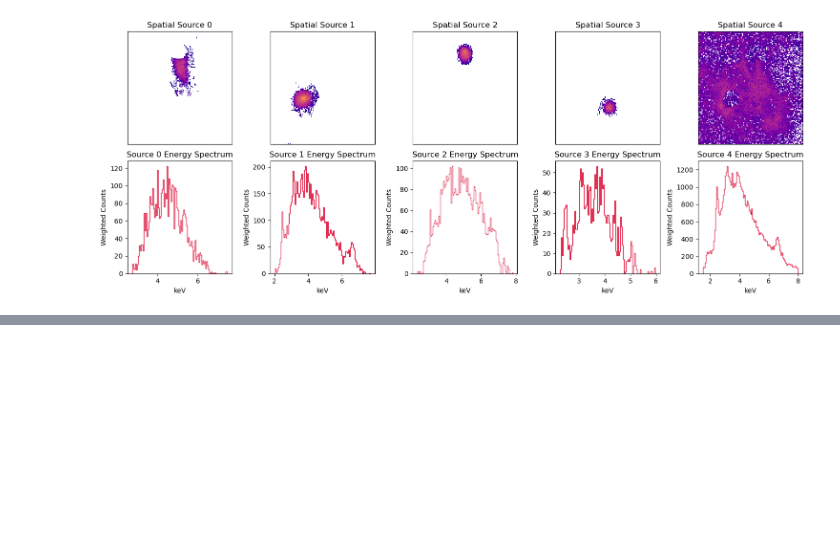
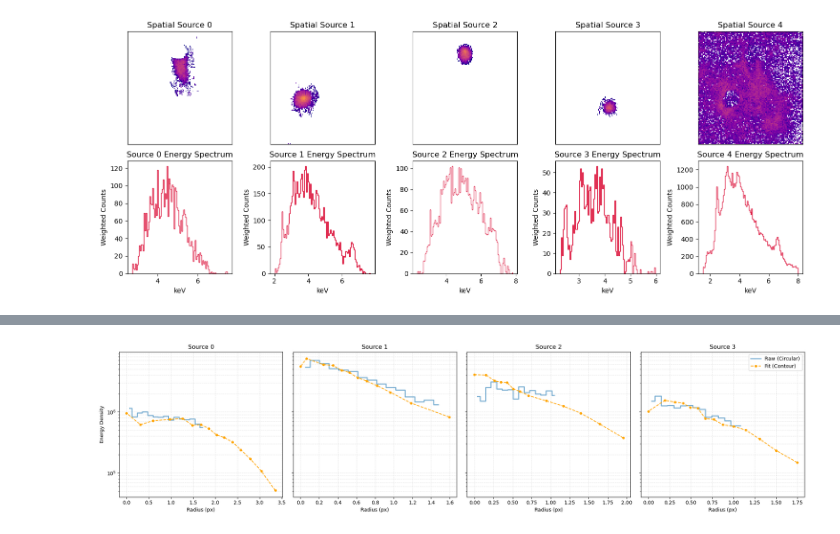
Before and after one commit to star-skelly/dogs_source_separation, a Jupyter notebook: scientific_analysis.ipynb, the cells around one changed output, grey strips where cells are left out. Cells and saved outputs as stored; diff of their text form; code cells hidden in the pictures; blank space fills up the shorter version.

```diff
--- a/scientific_analysis.ipynb
+++ b/scientific_analysis.ipynb
@@ -197,0 +255,74 @@ print(areas)
+# %%
+import matplotlib.pyplot as plt
+import numpy as np
+
+def plot_all_profiles(split_sources, contours, centers, std_devs, num_bins=15):
+    """
+    Creates a 4-panel subplot comparing Contour vs. Circular radial profiles.
+    """
+    num_sources = min(len(split_sources), 4)
+    fig, axes = plt.subplots(1, 4, figsize=(20, 5), sharey=True)
+
+    # If there's only 1 source, axes won't be an array, so we wrap it
+    if num_sources == 1:
+        axes = [axes]
+
+    for i in range(num_sources):
+        ax = axes[i]
+        table = split_sources[i]
+        cont_coll = contours[i]
+        center = centers[i]
+        # std_devs[i] is usually [sig_x, sig_y, theta]
+        sig_max = max(std_devs[i][0], std_devs[i][1])
+
+        # --- 1. Circular Aperture Profile (Raw Data) ---
+        max_r = 4 * sig_max
+        x0, y0 = center[0], center[1]
+        dist = np.sqrt((table['x'] - x0)**2 + (table['y'] - y0)**2)
+
+        bin_edges = np.linspace(0, max_r, num_bins + 1)
+        bin_centers = (bin_edges[:-1] + bin_edges[1:]) / 2
+        circ_densities = []
+
+        for j in range(num_bins):
+            mask = (dist >= bin_edges[j]) & (dist < bin_edges[j+1])
+            area = np.pi * (bin_edges[j+1]**2 - bin_edges[j]**2)
+            energy = table.loc[mask, 'energy'].sum()
+            circ_densities.append(energy / area if area > 0 else 0)
+
+        # 2D Gaussian Contour Ring Profile
+        # Skip lvl 0 and 1 to avoid the "total disk" artifact
+        lvls = range(2, len(cont_coll.get_paths()))
+        cont_radii = []
+        cont_densities = []
+
+        for l in lvls:
+            a_ring = area_of_contour_ring(cont_coll, l)
+            e_ring = energy_of_contour_ring(cont_coll, table, l)
+
+            total_area = area_of_contour(cont_coll, l)
+            r_eq = np.sqrt(total_area / np.pi)
+
+            cont_radii.append(r_eq)
+            cont_densities.append(e_ring / a_ring)
+
+        ax.step(bin_centers, circ_densities, where='mid', label='Raw (Circular)', alpha=0.6, lw=2)
+        ax.plot(cont_radii, cont_densities, 'o--', color='orange', label='Fit (Contour)', markersize=4)
+
+        ax.set_title(f"Source {i}")
+        ax.set_xlabel("Radius (px)")
+        if i == 0:
+            ax.set_ylabel("Energy Density")
+
+        ax.set_yscale('log')
+        ax.grid(True, which='both', linestyle='--', alpha=0.3)
+        if i == num_sources - 1:
+            ax.legend()
+
+    plt.tight_layout()
+    plt.savefig('profile_comparison.png')
+
+# To run:
+plot_all_profiles(split_sources, contours, centers, std_dev)
+# %% [output]
+[figure, added]
```
Also changed, not shown: parts of 4 cells of this notebook.
